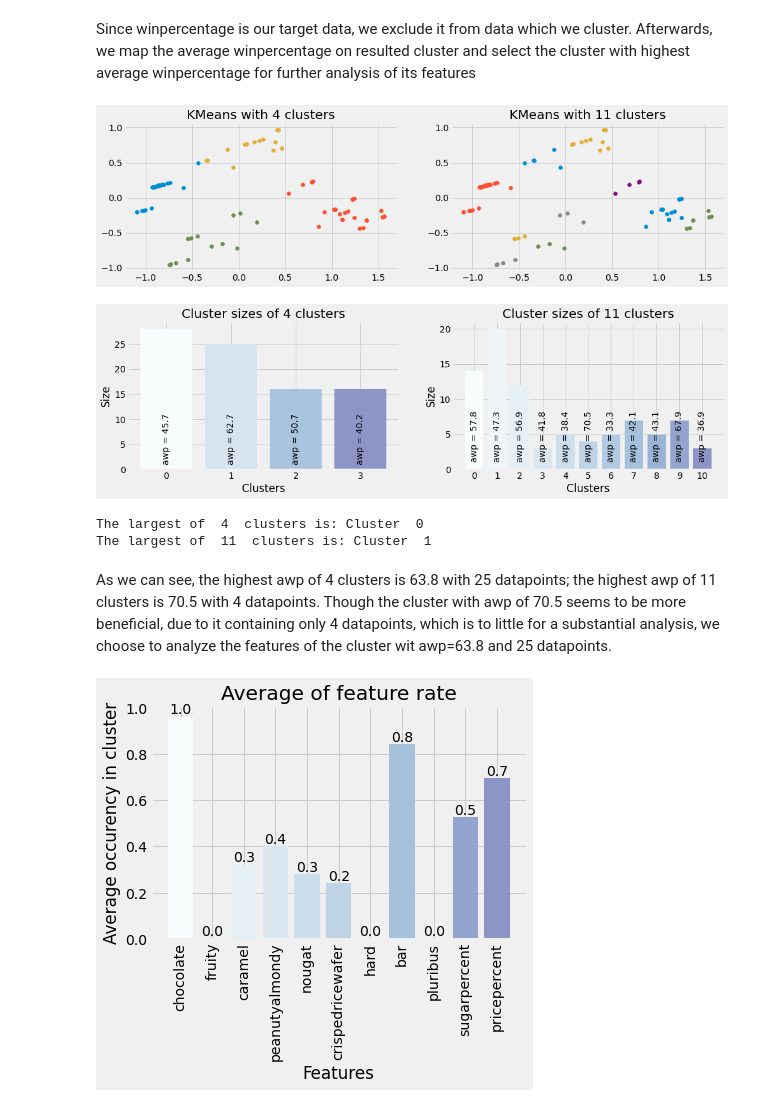
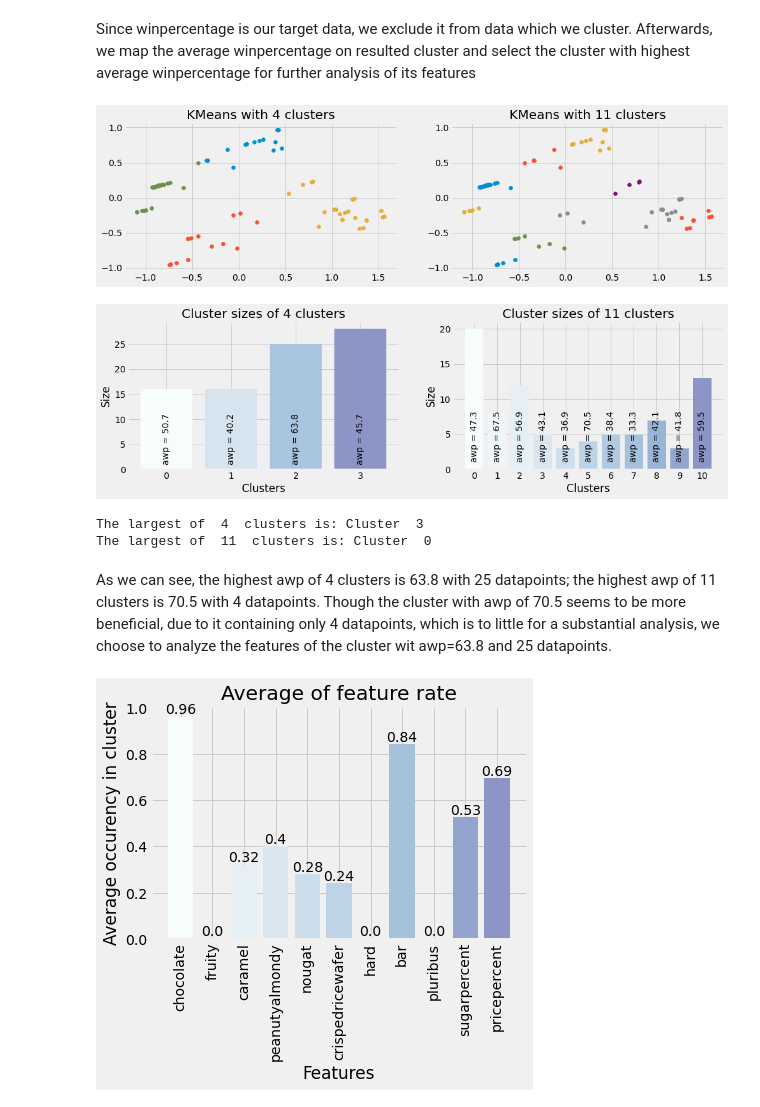
Before and after one commit to Mieju/CandyCare, a Jupyter notebook: CandyCare.ipynb, the cells around one changed output. Drawn from its saved outputs; the diff is of its cells as text; code cells hidden in the pictures.

```diff
--- a/CandyCare.ipynb
+++ b/CandyCare.ipynb
@@ -88,7 +89,7 @@ fig.set_figwidth(15)
 
 for i in range(3):
     ax[i].hist(data[i], bins=10, color=colors[i])
-    ax[i].title.set_text('Sugar percentage distribution')
+    ax[i].title.set_text(titles[i])
     ax[i].set_xlabel(labels[i])
-    ax[i].set_ylabel('Count')
+    ax[i].set_ylabel('Amount')
 # %% [output]
@@ -247,10 +248,10 @@ plt.show()
 print('The largest of ', kl.elbow, ' clusters is: Cluster ', maxClusterEL)
 print('The largest of ', silhouette_coefficients.index(max(silhouette_coefficients))+2, ' clusters is: Cluster ', maxClusterSIL)
 # %% [output]
-[figure, old version]
+[figure, new version]
-[figure, old version]
+[figure, new version]
-The largest of  4  clusters is: Cluster  0
-The largest of  11  clusters is: Cluster  1
+The largest of  4  clusters is: Cluster  3
+The largest of  11  clusters is: Cluster  0
 # %% [markdown]
 As we can see, the highest awp of 4 clusters is 63.8 with 25 datapoints; the highest awp of 11 clusters is 70.5 with 4 datapoints. Though the cluster with awp of 70.5 seems to be more beneficial, due to it containing only 4 datapoints, which is to little for a substantial analysis, we choose to analyze the features of the cluster wit awp=63.8 and 25 datapoints.
 # %%
@@ -267,15 +268,15 @@ for factor in clusterCandies.columns:
 # %%
 colors = plt.cm.BuPu(np.linspace(0, 0.5, len(vals)))
 bar_plt = plt.bar(range(0,len(vals)), vals, color=colors, tick_label=clusterCandies.columns)
 plt.xticks(rotation = 'vertical')
 plt.xlabel('Features')
 plt.ylabel('Average occurency in cluster')
 plt.title('Average of feature rate')
 
 for idx,bar_plt in enumerate(bar_plt):
         height = bar_plt.get_height()
         plt.text(bar_plt.get_x() + bar_plt.get_width()/2., height,
-                round(vals[idx],1),
+                round(vals[idx],2),
                 ha='center', va='bottom', rotation=0)
 # %% [output]
-[figure, old version]
+[figure, new version]
```
Also changed, not shown: parts of 6 cells of this notebook.
